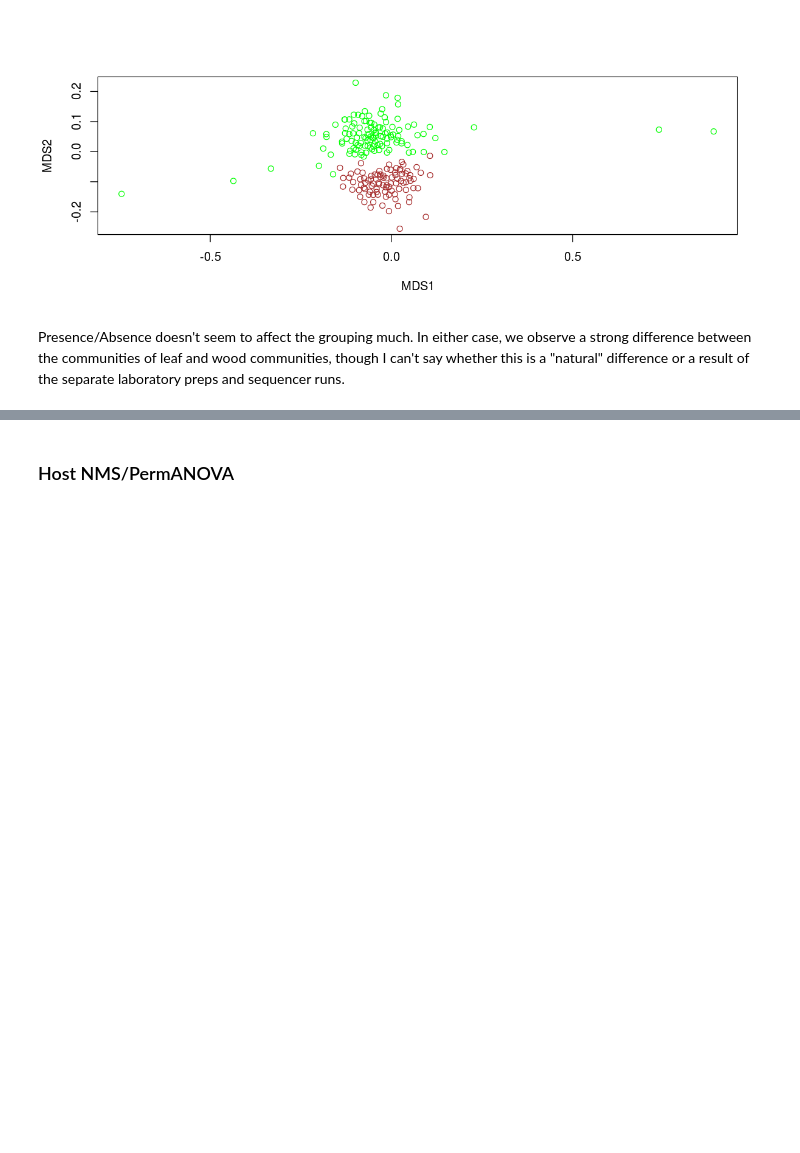
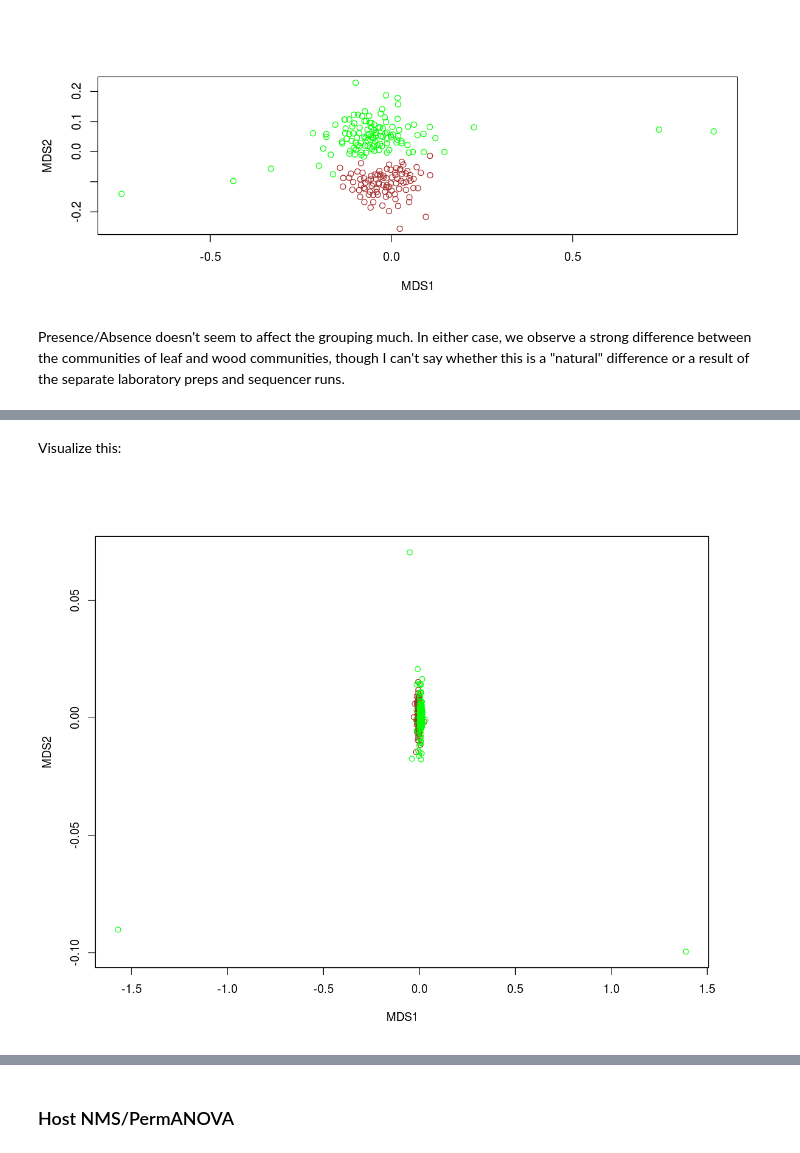
Before and after one commit to danchurch/taiwan_combined_stats, a Jupyter notebook: Taiwan_endophyte_analysis.ipynb, the cells around one changed output, grey strips where cells are left out. Saved outputs shown, nothing was run; the diff lists cells and outputs as text; code cells hidden in the pictures; blank space fills up the shorter version.

```diff
--- a/Taiwan_endophyte_analysis.ipynb
+++ b/Taiwan_endophyte_analysis.ipynb
@@ -988,0 +998,20 @@ Presence/Absence doesn't seem to affect the grouping much. In either case, we ob
+# %%
+wood <- subset_samples(deseq95, Library=="W")
+leaf <- subset_samples(deseq95, Library=="L")
+
+## reduce these OTU tables to non-zero rows:
+woodOTU <- otu_table(wood) ## otus are rows
+woodspp <- rownames(woodOTU[rowSums(woodOTU)>0,])
+
+## do the same for the leaves:
+leafOTU <- otu_table(leaf)
+leafspp <- rownames(leafOTU[rowSums(leafOTU)>0,])
+
+## which species are in both?
+shared <- woodspp[woodspp %in% leafspp]
+
+## use this to subset our biom table
+shared95 <- prune_taxa(rownames(otu_table(deseq95)) %in% shared, deseq95)
+## we need to get rid of samples with nothing in
+## in them, not meaningful for our ordinations.
+shared95 <- prune_samples(colSums(otu_table(shared95)) > 0, shared95)
@@ -988,0 +1032,9 @@ Presence/Absence doesn't seem to affect the grouping much. In either case, we ob
+# %%
+woodOTU <- otu_table(subset_samples(shared95, Library=='W'))
+wood <- t(woodOTU@.Data) ## transpose so samples are rows
+leafOTU <- otu_table(subset_samples(shared95, Library=='L'))
+leaf <- t(leafOTU@.Data) ## transpose so samples are rows
+nmsmat <- rbind(wood, leaf)
+nmsmat[nmsmat > 0] <- 1 ## transform to presence/absence
+WvsL <- metaMDS(nmsmat)
+dim(wood); dim(leaf) ## note this
@@ -988,0 +1061,11 @@ Presence/Absence doesn't seem to affect the grouping much. In either case, we ob
+# %% [markdown]
+Visualize this:
+# %%
+## wood/leaf categorical assignments
+color <- NULL
+color[1:nrow(wood)] <- 'brown'
+color[(nrow(wood)+1):nrow(nmsmat)] <- 'green'
+# %%
+plot(WvsL$points, col=color)
+# %% [output]
+[figure, added]
```
Also changed, not shown: parts of 13 cells of this notebook.
